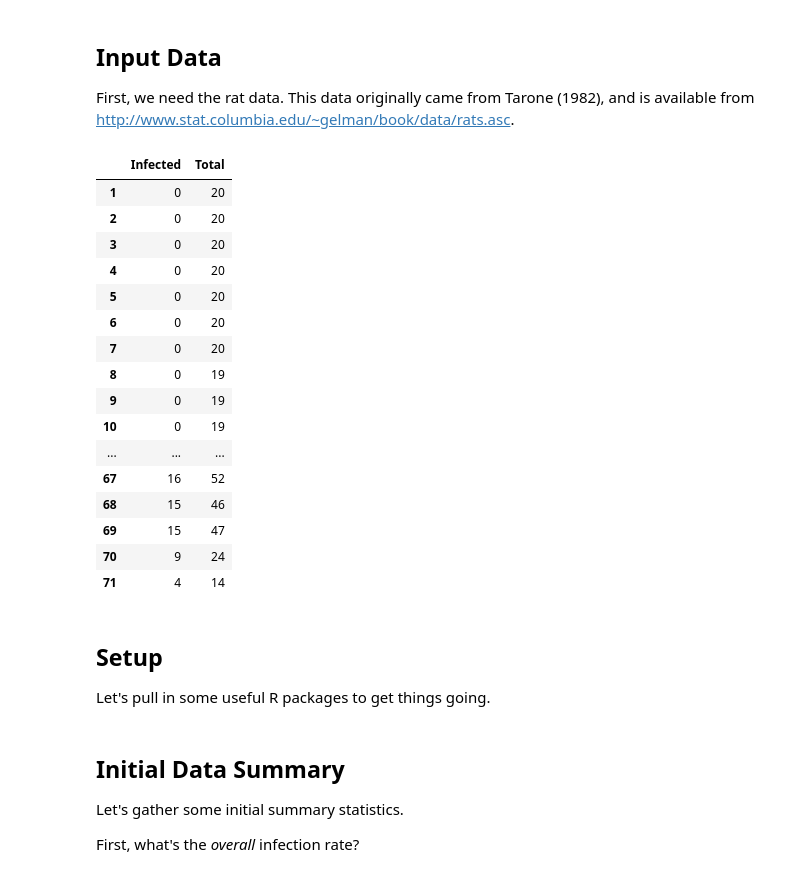
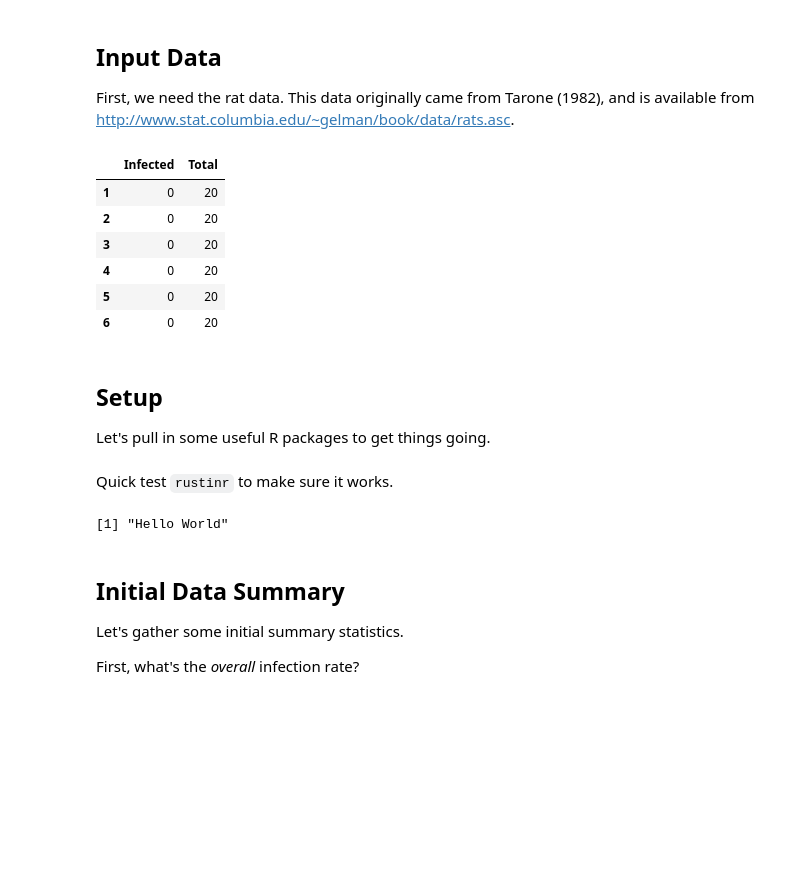
Before and after one commit to mdekstrand/rat-tumors, a Jupyter notebook: RatTumors.ipynb, the cells around one changed output. Saved outputs shown, nothing was run; the diff lists cells and outputs as text; code cells hidden in the pictures; blank space fills up the shorter version.

Commit message:
rust code for rat tumors

```diff
--- a/RatTumors.ipynb
+++ b/RatTumors.ipynb
@@ -8,22 +8,12 @@ This is an R work-through of the rat tumor example in Chapter 5 of *Bayesian Dat
 First, we need the rat data.  This data originally came from Tarone (1982), and is available from <http://www.stat.columbia.edu/~gelman/book/data/rats.asc>.
 # %%
 rat.data = read.csv("rats.csv")
-rat.data
+head(rat.data)
 # %% [output]
 |  | Infected | Total |
 | 1 | 0 | 20 |
 | 2 | 0 | 20 |
 | 3 | 0 | 20 |
 | 4 | 0 | 20 |
 | 5 | 0 | 20 |
 | 6 | 0 | 20 |
-| 7 | 0 | 20 |
-| 8 | 0 | 19 |
-| 9 | 0 | 19 |
-| 10 | 0 | 19 |
-| ... | ... | ... |
-| 67 | 16 | 52 |
-| 68 | 15 | 46 |
-| 69 | 15 | 47 |
-| 70 | 9 | 24 |
-| 71 | 4 | 14 |
@@ -36,3 +29,15 @@ library(ggplot2)
+# %% [markdown]
+Quick test `rustinr` to make sure it works.
+# %%
+rust(code ='
+// #[rustr_export]
+pub fn say_hi() -> String{
+    "Hello World".into()
+}
+')
+say_hi()
+# %% [output]
+[1] "Hello World"
 # %% [markdown]
 ## Initial Data Summary
 
```
Also changed, not shown: parts of 9 cells of this notebook, 1 other file.
